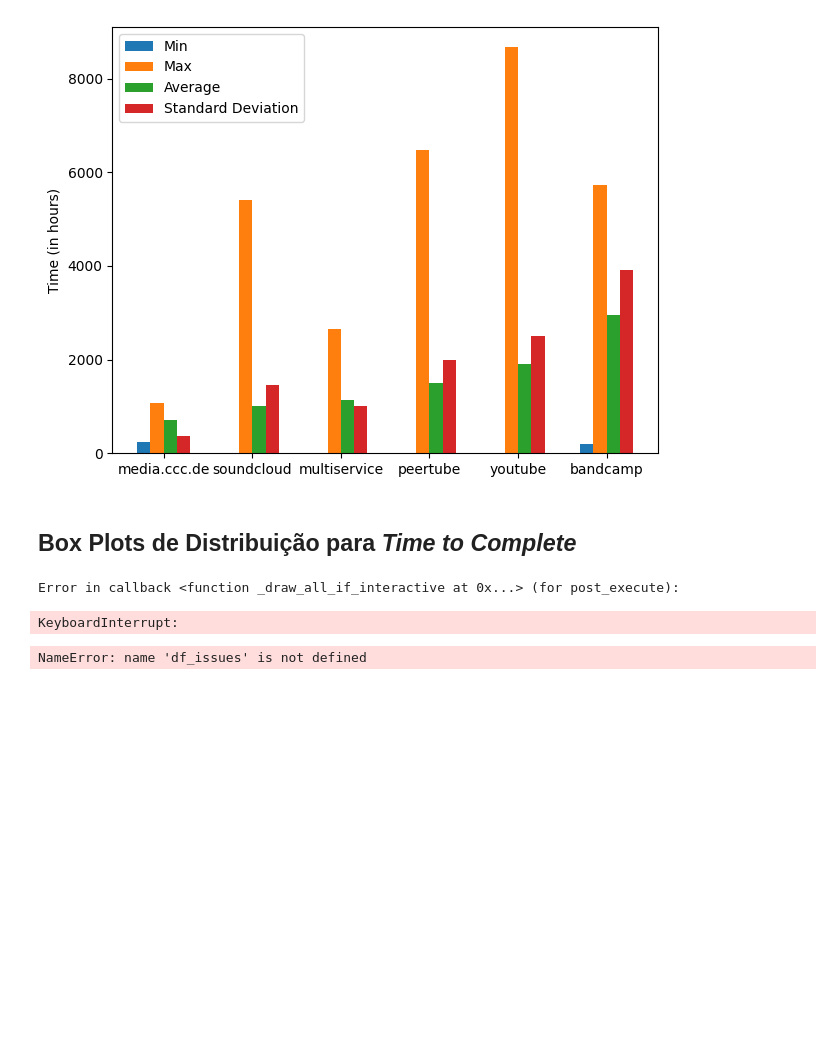
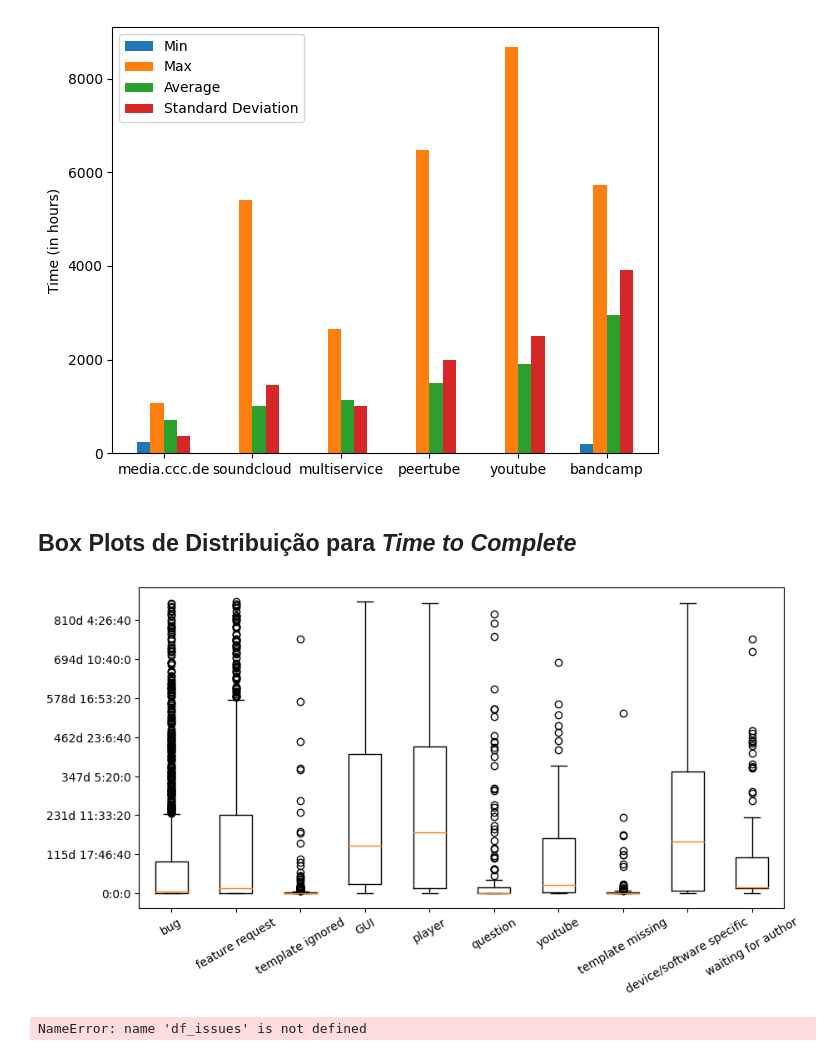
Before and after one commit to davitabosa12/msr2022, a Jupyter notebook: data_analysis.ipynb, the cells around one changed output. Saved outputs shown, nothing was run; the diff lists cells and outputs as text; code cells hidden in the pictures; blank space fills up the shorter version.

Commit message:
feat: boxplot

```diff
--- a/data_analysis.ipynb
+++ b/data_analysis.ipynb
@@ -333,15 +341,46 @@ Index(['label', 'time_to_complete_avg', 'time_to_complete_std',
 [figure]
 # %% [markdown]
 ## Box Plots de Distribuição para _Time to Complete_
+# %%
+def format_func(x, pos):
+    DAYS_IN_HOURS = 3600 * 24
+    days = int(x//DAYS_IN_HOURS)
+    hours = int((x%DAYS_IN_HOURS)//3600)
+    minutes = int((x%3600)//60)
+    seconds = int(x%60)
+    sb = ""
+    if days > 0:
+        sb += f"{days}d "
+    sb += f"{hours}:{minutes}:{seconds}"
+    return sb
+    return "{:d}:{:02d}".format(hours, minutes)
+    # return "{:d}:{:02d}:{:02d}".format(hours, minutes, seconds)
 # %%
 def show_completion_time_distribution_evolved():
     base_data = df_issues.loc[~df_issues.labels.isin(misleading_tags)]
     base_data.boxplot(by="labels")
-# %%
-show_completion_time_distribution_evolved()
-# %% [output]
-Error in callback <function _draw_all_if_interactive at 0x...> (for post_execute):
-KeyboardInterrupt:
+# %%
+#show_completion_time_distribution_evolved()
+def make_boxplot():
+    from dataset_loader import load_dataset
+    base_data = load_dataset()
+    base_data = base_data.loc[~base_data.labels.isin(misleading_tags)]
+    boxplot_data = []
+    sorted_tags = sorted(TAGS, key=lambda x: x.name)
+    for tag in sorted_tags:
+        boxplot_data += [(tag.name, [row["time_to_complete"] for _, row in base_data.loc[base_data["labels"].str.contains(tag.node_id)].iterrows()])]
+    # sort boxplot data
+    boxplot_data = sorted(boxplot_data, key=lambda tup: len(tup[1]), reverse=True)
+    fig, ax = plt.subplots()
+    fig.set_size_inches(10, 5)
+
+    formatter = FuncFormatter(format_func)
+    ax.yaxis.set_major_formatter(formatter)
+    ax.set_xticklabels([name for name, _ in boxplot_data], rotation=30)
+    ax.boxplot([series for _, series in boxplot_data][:10])
+make_boxplot()
+# %% [output]
+[figure, added]
 # %%
 def show_completion_time_distribution():
     base_data = df_issues.loc[~df_issues.labels.isin(misleading_tags)]
```
Also changed, not shown: parts of 7 cells of this notebook.
